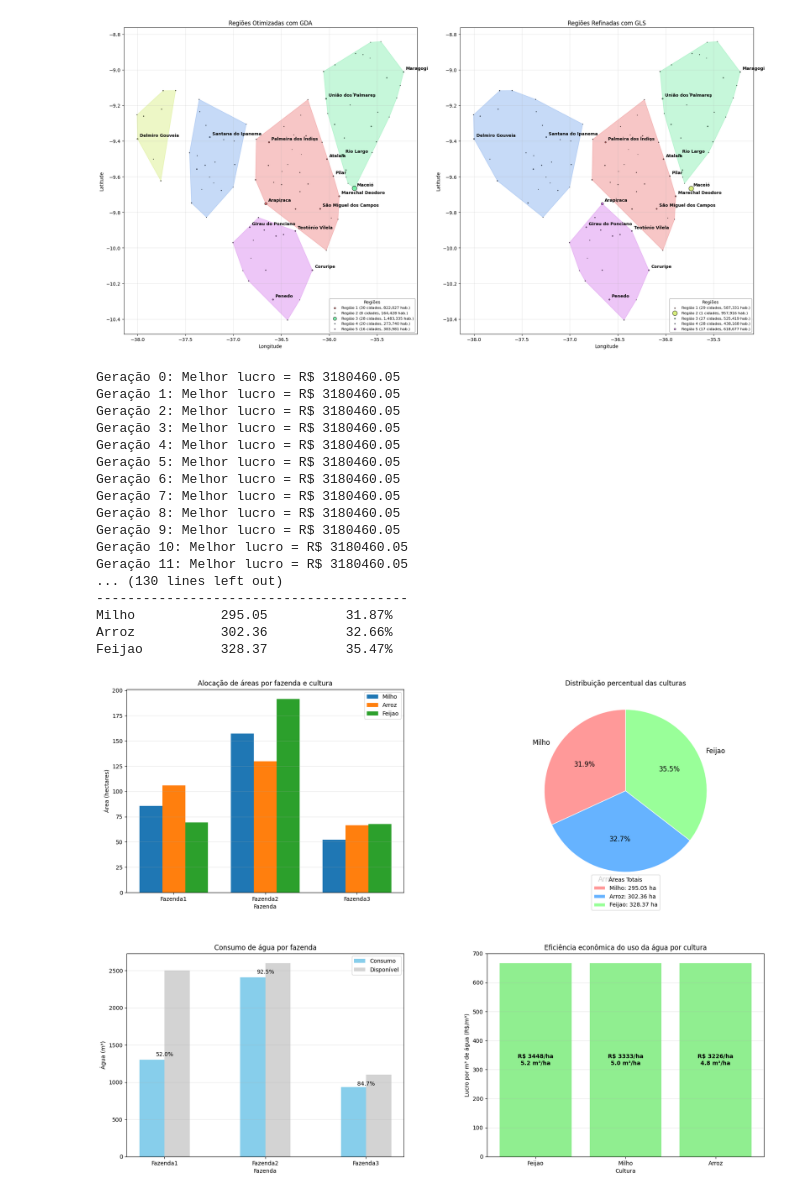
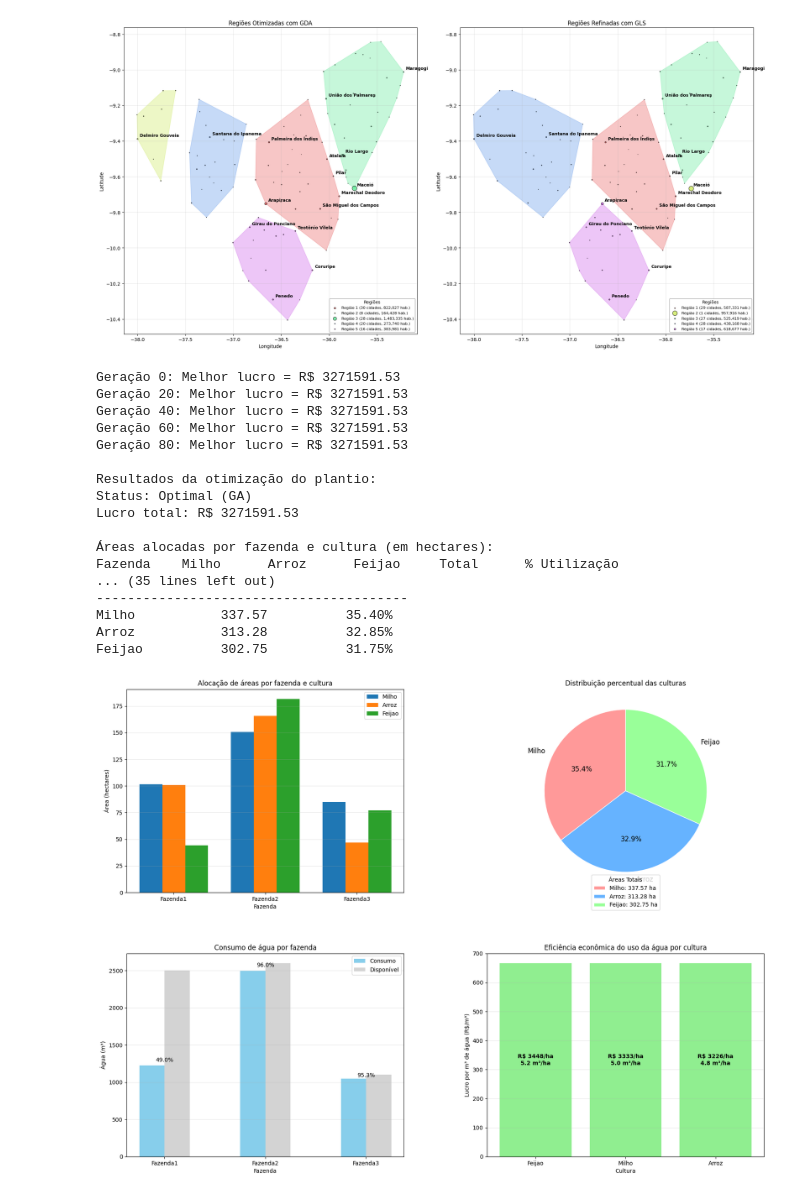
Before and after one commit to Delevati/po-2024-2, a Jupyter notebook: lista01.ipynb, the cells around one changed output. Saved outputs shown, nothing was run; the diff lists cells and outputs as text; code cells hidden in the pictures.

Commit message:
[MOD]resuls

```diff
--- a/lista01.ipynb
+++ b/lista01.ipynb
@@ -757,7 +757,7 @@ class ProblemaPlantio:
                 if lucro > melhor_lucro:
                     melhor_solucao = solucao
                     melhor_lucro = lucro
-            if verbose:
+            if verbose and geracao % 20 == 0:
                 print(f"Geração {geracao}: Melhor lucro = R$ {melhor_lucro:.2f}")
 
         # Retornar os resultados
@@ -930,50 +930,50 @@ class ProblemaPlantio:
         # Gráfico 4: Eficiência econômica do uso da água
         eficiencia = {c: resultado['lucro_por_area'][c] / resultado['agua_por_area'][c] for c in culturas}
 
         culturas_ordenadas = sorted(culturas, key=lambda c: eficiencia[c], reverse=True)
         valores_eficiencia = [eficiencia[c] for c in culturas_ordenadas]
 
         barras = ax4.bar(culturas_ordenadas, valores_eficiencia, color='lightgreen')
 
         ax4.set_title('Eficiência econômica do uso da água por cultura')
         ax4.set_xlabel('Cultura')
         ax4.set_ylabel('Lucro por m³ de água (R$/m³)')
         ax4.grid(axis='y', alpha=0.3)
 
         #  lucro por hectare
         for i, c in enumerate(culturas_ordenadas):
             ax4.text(i, valores_eficiencia[i]/2, f"R$ {resultado['lucro_por_area'][c]:.0f}/ha\n{resultado['agua_por_area'][c]:.1f} m³/ha",
                 ha='center', va='center', fontweight='bold', color='black')
 
         # legenda gráfico de pizza
         legendas = [f"{c}: {area:.2f} ha" for c, area in areas_totais.items()]
         ax2.legend(wedges, legendas, title="Áreas Totais", loc="center", bbox_to_anchor=(0.5, 0.0))
 
         plt.subplots_adjust(left=0.07, right=0.95, bottom=0.1, top=0.93, wspace=0.3, hspace=0.3)
         plt.show()
 
 resultado_ga = ProblemaPlantio.resolver_com_ga(pop_size=150, max_generations=100, mutation_rate=0.5, crossover_rate=0.8, verbose=True)
 ProblemaPlantio.mostrar_resultados(resultado_ga)
 ProblemaPlantio.visualizar_plantio(resultado_ga)
 # %% [output]
-Geração 0: Melhor lucro = R$ 3180460.05
-Geração 1: Melhor lucro = R$ 3180460.05
-Geração 2: Melhor lucro = R$ 3180460.05
-Geração 3: Melhor lucro = R$ 3180460.05
-Geração 4: Melhor lucro = R$ 3180460.05
-Geração 5: Melhor lucro = R$ 3180460.05
-Geração 6: Melhor lucro = R$ 3180460.05
-Geração 7: Melhor lucro = R$ 3180460.05
-Geração 8: Melhor lucro = R$ 3180460.05
-Geração 9: Melhor lucro = R$ 3180460.05
-Geração 10: Melhor lucro = R$ 3180460.05
-Geração 11: Melhor lucro = R$ 3180460.05
-... (130 lines left out)
+Geração 0: Melhor lucro = R$ 3271591.53
+Geração 20: Melhor lucro = R$ 3271591.53
+Geração 40: Melhor lucro = R$ 3271591.53
+Geração 60: Melhor lucro = R$ 3271591.53
+Geração 80: Melhor lucro = R$ 3271591.53
+
+Resultados da otimização do plantio:
+Status: Optimal (GA)
+Lucro total: R$ 3271591.53
+
+Áreas alocadas por fazenda e cultura (em hectares):
+Fazenda    Milho      Arroz      Feijao     Total      % Utilização
+... (35 lines left out)
 ----------------------------------------
-Milho           295.05          31.87%
-Arroz           302.36          32.66%
-Feijao          328.37          35.47%
+Milho           337.57          35.40%
+Arroz           313.28          32.85%
+Feijao          302.75          31.75%
-[figure, old version]
+[figure, new version]
 # %%
 # QUESTÃO II
 # Problema da ração: Maximizar o lucro com a mistura de ração
```
Also changed, not shown: parts of 4 cells of this notebook, 1 other file.
